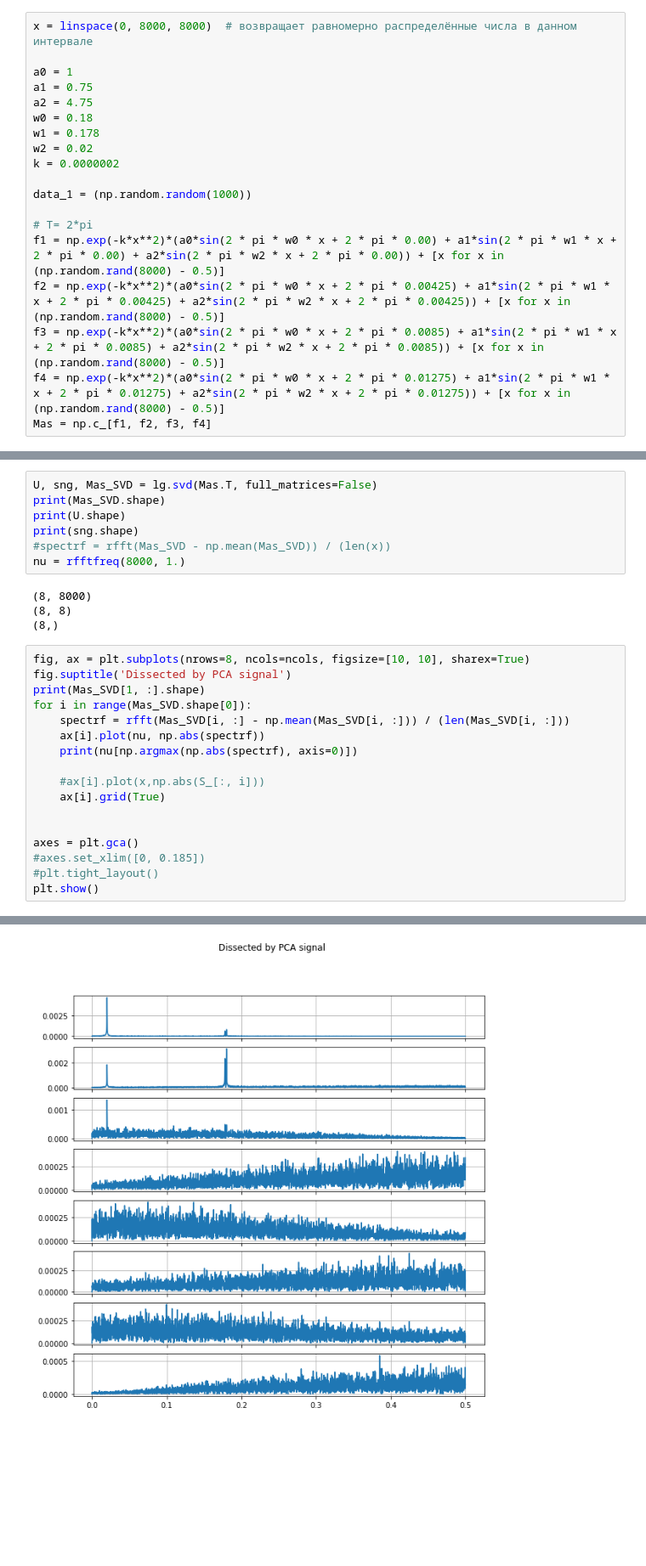
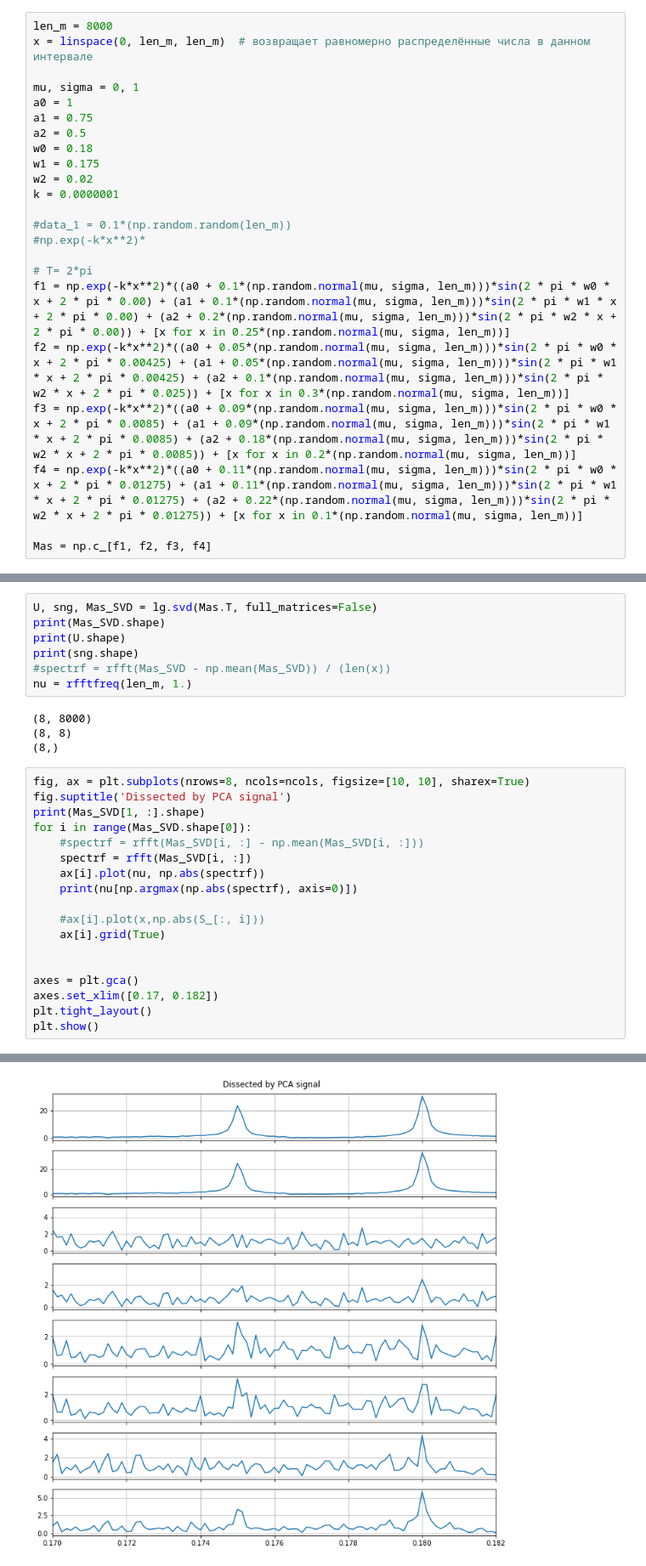
Before and after one commit to Snake9889/Tests, a Jupyter notebook: PCA_Accuracy_Test.ipynb, the cells around one changed output, grey strips where cells are left out. Shown at 85% size. Cells and saved outputs as stored; diff of their text form; blank space fills up the shorter version.

```diff
--- a/PCA_Accuracy_Test.ipynb
+++ b/PCA_Accuracy_Test.ipynb
@@ -6,23 +6,27 @@ from numpy import (linspace, sin, cos, pi)
 from numpy.fft import rfft, rfftfreq
 from sklearn.decomposition import FastICA
 # %%
-x = linspace(0, 8000, 8000)  # возвращает равномерно распределённые числа в данном интервале
+len_m = 8000
+x = linspace(0, len_m, len_m)  # возвращает равномерно распределённые числа в данном интервале
 
+mu, sigma = 0, 1
 a0 = 1
 a1 = 0.75
-a2 = 4.75
+a2 = 0.5
 w0 = 0.18
-w1 = 0.178
+w1 = 0.175
 w2 = 0.02
-k = 0.0000002
+k = 0.0000001
 
-data_1 = (np.random.random(1000))
+#data_1 = 0.1*(np.random.random(len_m))
+#np.exp(-k*x**2)*
 
 # T= 2*pi
-f1 = np.exp(-k*x**2)*(a0*sin(2 * pi * w0 * x + 2 * pi * 0.00) + a1*sin(2 * pi * w1 * x + 2 * pi * 0.00) + a2*sin(2 * pi * w2 * x + 2 * pi * 0.00)) + [x for x in (np.random.rand(8000) - 0.5)]
-f2 = np.exp(-k*x**2)*(a0*sin(2 * pi * w0 * x + 2 * pi * 0.00425) + a1*sin(2 * pi * w1 * x + 2 * pi * 0.00425) + a2*sin(2 * pi * w2 * x + 2 * pi * 0.00425)) + [x for x in (np.random.rand(8000) - 0.5)]
-f3 = np.exp(-k*x**2)*(a0*sin(2 * pi * w0 * x + 2 * pi * 0.0085) + a1*sin(2 * pi * w1 * x + 2 * pi * 0.0085) + a2*sin(2 * pi * w2 * x + 2 * pi * 0.0085)) + [x for x in (np.random.rand(8000) - 0.5)]
-f4 = np.exp(-k*x**2)*(a0*sin(2 * pi * w0 * x + 2 * pi * 0.01275) + a1*sin(2 * pi * w1 * x + 2 * pi * 0.01275) + a2*sin(2 * pi * w2 * x + 2 * pi * 0.01275)) + [x for x in (np.random.rand(8000) - 0.5)]
+f1 = np.exp(-k*x**2)*((a0 + 0.1*(np.random.normal(mu, sigma, len_m)))*sin(2 * pi * w0 * x + 2 * pi * 0.00) + (a1 + 0.1*(np.random.normal(mu, sigma, len_m)))*sin(2 * pi * w1 * x + 2 * pi * 0.00) + (a2 + 0.2*(np.random.normal(mu, sigma, len_m)))*sin(2 * pi * w2 * x + 2 * pi * 0.00)) + [x for x in 0.25*(np.random.normal(mu, sigma, len_m))]
+f2 = np.exp(-k*x**2)*((a0 + 0.05*(np.random.normal(mu, sigma, len_m)))*sin(2 * pi * w0 * x + 2 * pi * 0.00425) + (a1 + 0.05*(np.random.normal(mu, sigma, len_m)))*sin(2 * pi * w1 * x + 2 * pi * 0.00425) + (a2 + 0.1*(np.random.normal(mu, sigma, len_m)))*sin(2 * pi * w2 * x + 2 * pi * 0.025)) + [x for x in 0.3*(np.random.normal(mu, sigma, len_m))]
+f3 = np.exp(-k*x**2)*((a0 + 0.09*(np.random.normal(mu, sigma, len_m)))*sin(2 * pi * w0 * x + 2 * pi * 0.0085) + (a1 + 0.09*(np.random.normal(mu, sigma, len_m)))*sin(2 * pi * w1 * x + 2 * pi * 0.0085) + (a2 + 0.18*(np.random.normal(mu, sigma, len_m)))*sin(2 * pi * w2 * x + 2 * pi * 0.0085)) + [x for x in 0.2*(np.random.normal(mu, sigma, len_m))]
+f4 = np.exp(-k*x**2)*((a0 + 0.11*(np.random.normal(mu, sigma, len_m)))*sin(2 * pi * w0 * x + 2 * pi * 0.01275) + (a1 + 0.11*(np.random.normal(mu, sigma, len_m)))*sin(2 * pi * w1 * x + 2 * pi * 0.01275) + (a2 + 0.22*(np.random.normal(mu, sigma, len_m)))*sin(2 * pi * w2 * x + 2 * pi * 0.01275)) + [x for x in 0.1*(np.random.normal(mu, sigma, len_m))]
+
 Mas = np.c_[f1, f2, f3, f4]
 # %%
 nrows, ncols = 4, 1
@@ -63,7 +70,7 @@ print(Mas_SVD.shape)
 print(U.shape)
 print(sng.shape)
 #spectrf = rfft(Mas_SVD - np.mean(Mas_SVD)) / (len(x))
-nu = rfftfreq(8000, 1.)
+nu = rfftfreq(len_m, 1.)
 # %% [output]
 (8, 8000)
 (8, 8)
@@ -73,7 +80,8 @@ fig, ax = plt.subplots(nrows=8, ncols=ncols, figsize=[10, 10], sharex=True)
 fig.suptitle('Dissected by PCA signal')
 print(Mas_SVD[1, :].shape)
 for i in range(Mas_SVD.shape[0]):
-    spectrf = rfft(Mas_SVD[i, :] - np.mean(Mas_SVD[i, :])) / (len(Mas_SVD[i, :]))
+    #spectrf = rfft(Mas_SVD[i, :] - np.mean(Mas_SVD[i, :]))
+    spectrf = rfft(Mas_SVD[i, :])
     ax[i].plot(nu, np.abs(spectrf))
     print(nu[np.argmax(np.abs(spectrf), axis=0)])
 
@@ -82,8 +90,8 @@ for i in range(Mas_SVD.shape[0]):
 
 
 axes = plt.gca()
-#axes.set_xlim([0, 0.185])
-#plt.tight_layout()
+axes.set_xlim([0.17, 0.182])
+plt.tight_layout()
 plt.show()
 # %% [output]
 (8000,)
@@ -98 +106 @@ plt.show()
-[figure, old version]
+[figure, new version]
```
Also changed, not shown: parts of 4 cells of this notebook, 1 other file.
